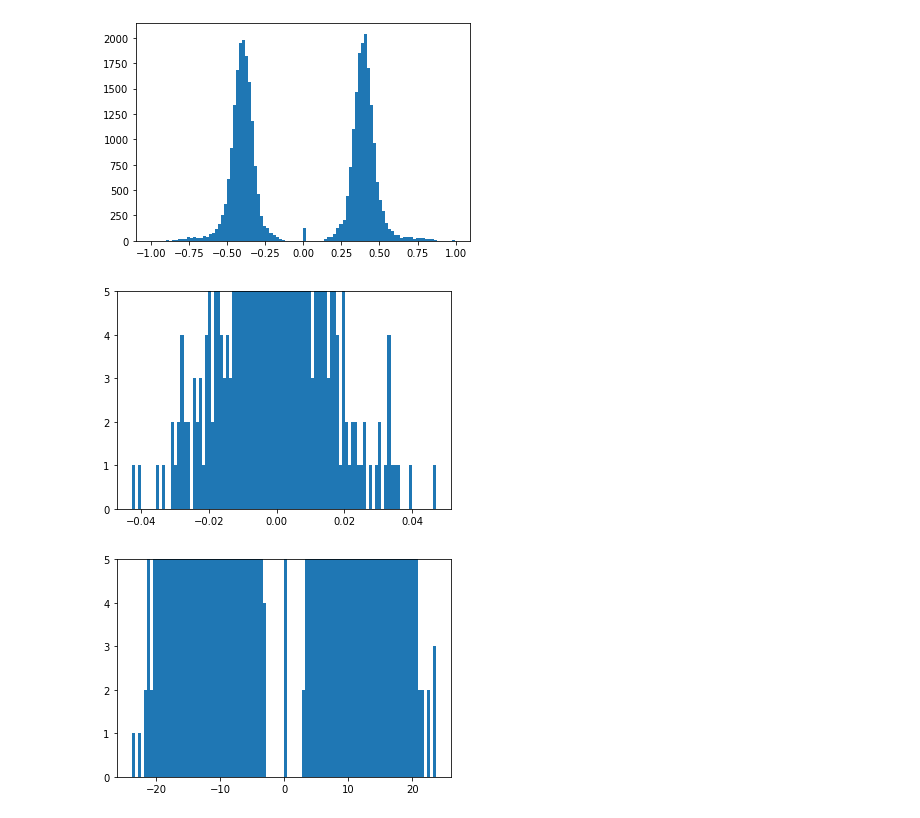
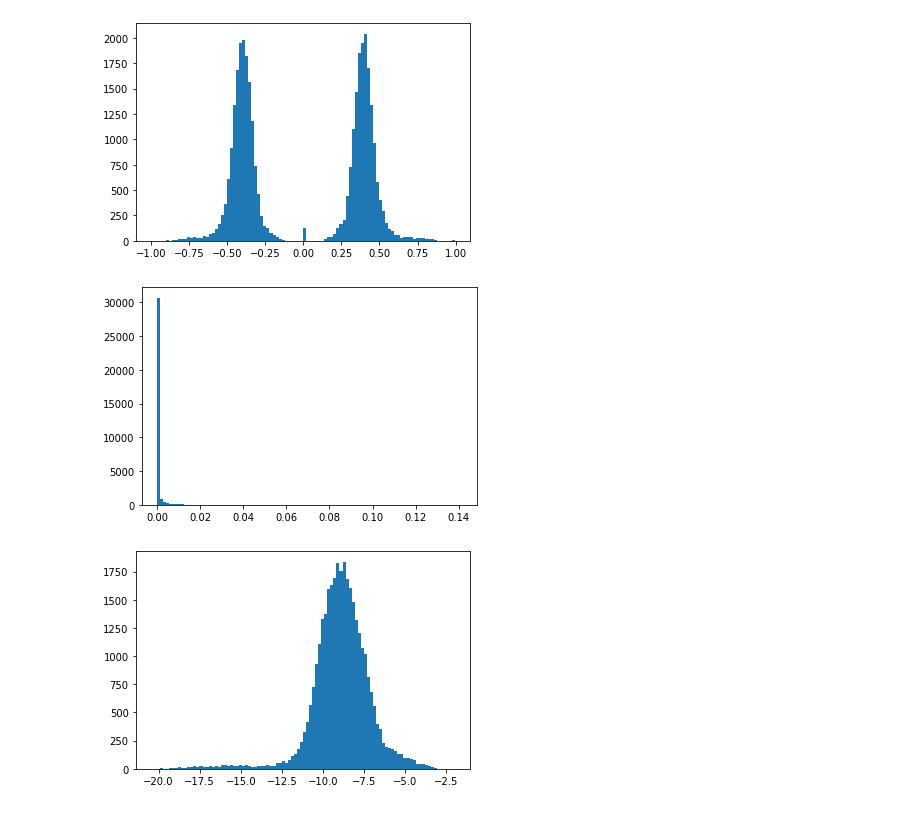
Before and after one commit to MattSegal/speech-notebooks, a Jupyter notebook: notebooks/normalise.ipynb, the cells around one changed output. Cells and saved outputs as stored; diff of their text form; code cells hidden in the pictures.

```diff
--- a/notebooks/normalise.ipynb
+++ b/notebooks/normalise.ipynb
@@ -166,15 +158,16 @@ spec_1_0 = spec1[1, :, :]
+# %%
+spec_mag = np.sqrt(spec1[0, :, :]**2 + spec1[1, :, :]**2)
+# %%
+spec_mag_flat = spec_mag.flatten()
 # %%
-spec_flat = spec_1_0.flatten()
-n, bins, patches = plt.hist(spec_flat,bins=100)
-plt.ylim(0, 5)
+n, bins, patches = plt.hist(spec_mag_flat,bins=100)
+# plt.ylim(0, 5)
 plt.show()
 # %% [output]
-[figure, old version]
+[figure, new version]
 # %%
-spec_flat = spec_1_0.flatten()
-spec_norm = logify(spec_flat)
-n, bins, patches = plt.hist(spec_norm,bins=100)
-plt.ylim(0, 5)
+n, bins, patches = plt.hist(logify(spec_mag_flat),bins=100)
+# plt.ylim(0, 5)
 plt.show()
 # %% [output]
-[figure, old version]
+[figure, new version]
```
Also changed, not shown: parts of 13 cells of this notebook, 2 other files.
